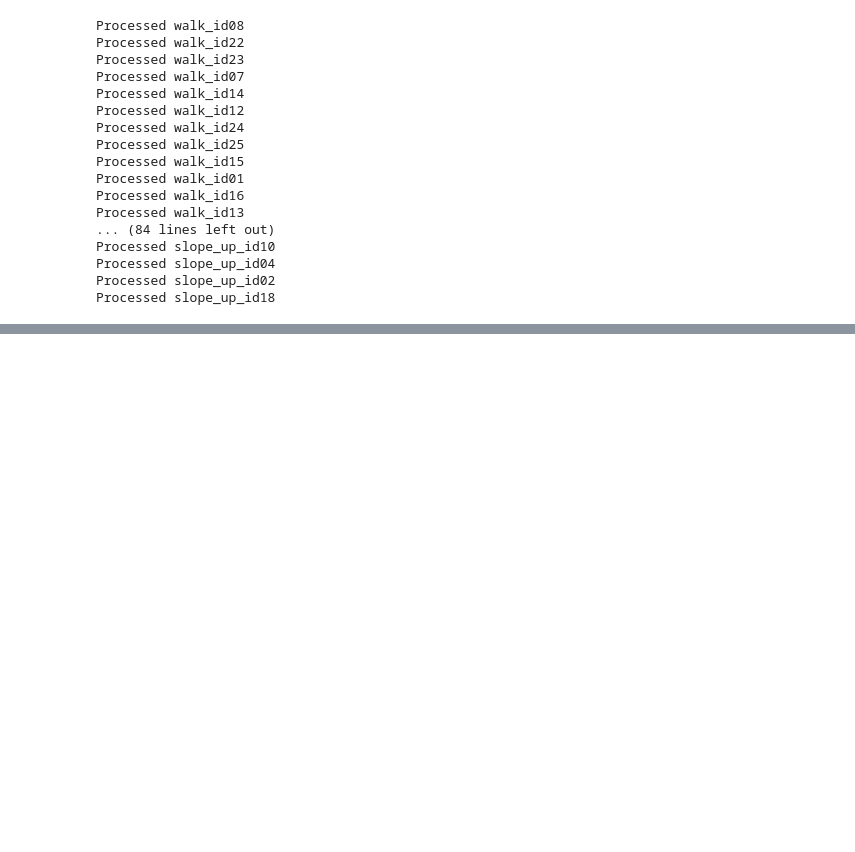
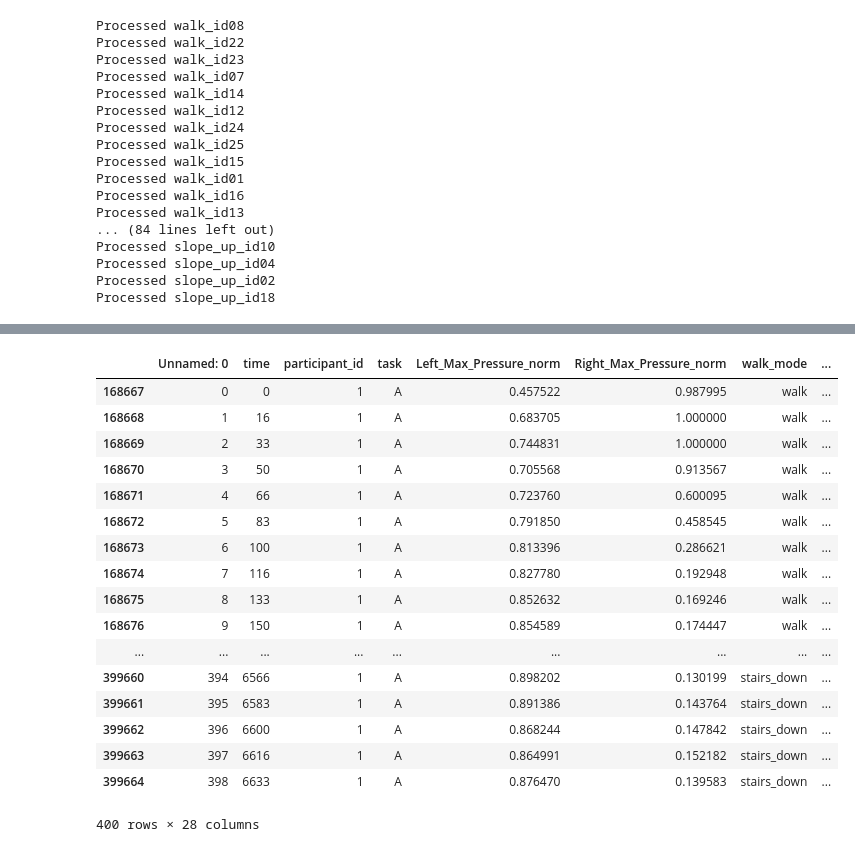
Before and after one commit to mcgillmotionlab/SurfaceClassification_FootPressure_IMU, a Jupyter notebook: code/Code from Honda Development/Honda_data_prep_CourseA.ipynb, the cells around one changed output, grey strips where cells are left out. Drawn from its saved outputs; the diff is of its cells as text; code cells hidden in the pictures; blank space fills up the shorter version.

```diff
--- a/code/Code from Honda Development/Honda_data_prep_CourseA.ipynb
+++ b/code/Code from Honda Development/Honda_data_prep_CourseA.ipynb
@@ -909,0 +720,21 @@ all_foot_sensor_extras_df.to_csv('/content/drive/MyDrive/Next_Step/Honda_Partici
+# %%
+foot_sensors_extras_df.head(400)
+# %% [output]
+|  | Unnamed: 0 | time | participant_id | task | Left_Max_Pressure_norm | Right_Max_Pressure_norm | walk_mode | ... |
+| 168667 | 0 | 0 | 1 | A | 0.457522 | 0.987995 | walk | ... |
+| 168668 | 1 | 16 | 1 | A | 0.683705 | 1.000000 | walk | ... |
+| 168669 | 2 | 33 | 1 | A | 0.744831 | 1.000000 | walk | ... |
+| 168670 | 3 | 50 | 1 | A | 0.705568 | 0.913567 | walk | ... |
+| 168671 | 4 | 66 | 1 | A | 0.723760 | 0.600095 | walk | ... |
+| 168672 | 5 | 83 | 1 | A | 0.791850 | 0.458545 | walk | ... |
+| 168673 | 6 | 100 | 1 | A | 0.813396 | 0.286621 | walk | ... |
+| 168674 | 7 | 116 | 1 | A | 0.827780 | 0.192948 | walk | ... |
+| 168675 | 8 | 133 | 1 | A | 0.852632 | 0.169246 | walk | ... |
+| 168676 | 9 | 150 | 1 | A | 0.854589 | 0.174447 | walk | ... |
+| ... | ... | ... | ... | ... | ... | ... | ... | ... |
+| 399660 | 394 | 6566 | 1 | A | 0.898202 | 0.130199 | stairs_down | ... |
+| 399661 | 395 | 6583 | 1 | A | 0.891386 | 0.143764 | stairs_down | ... |
+| 399662 | 396 | 6600 | 1 | A | 0.868244 | 0.147842 | stairs_down | ... |
+| 399663 | 397 | 6616 | 1 | A | 0.864991 | 0.152182 | stairs_down | ... |
+| 399664 | 398 | 6633 | 1 | A | 0.876470 | 0.139583 | stairs_down | ... |
+400 rows × 28 columns
```
Also changed, not shown: parts of 54 cells of this notebook, 1 other file.
